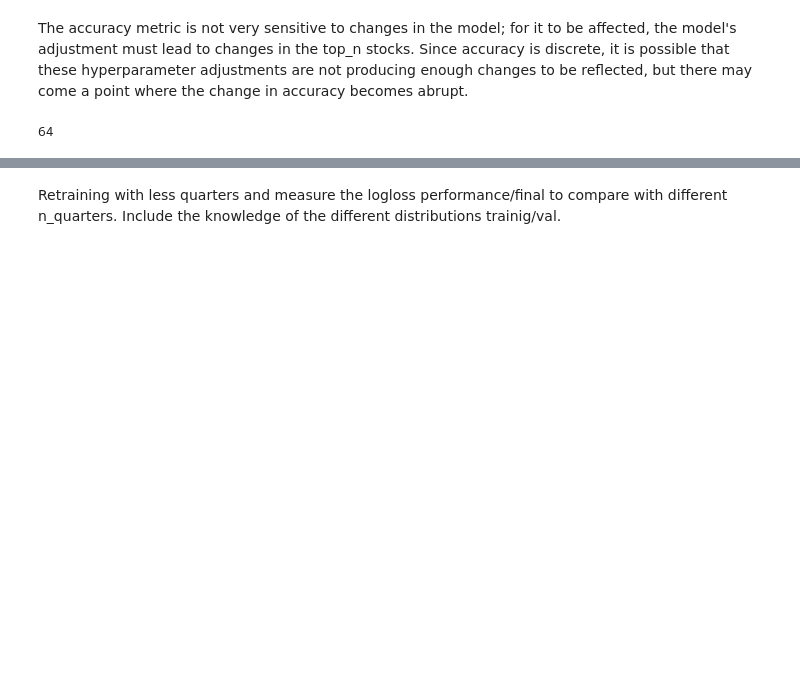
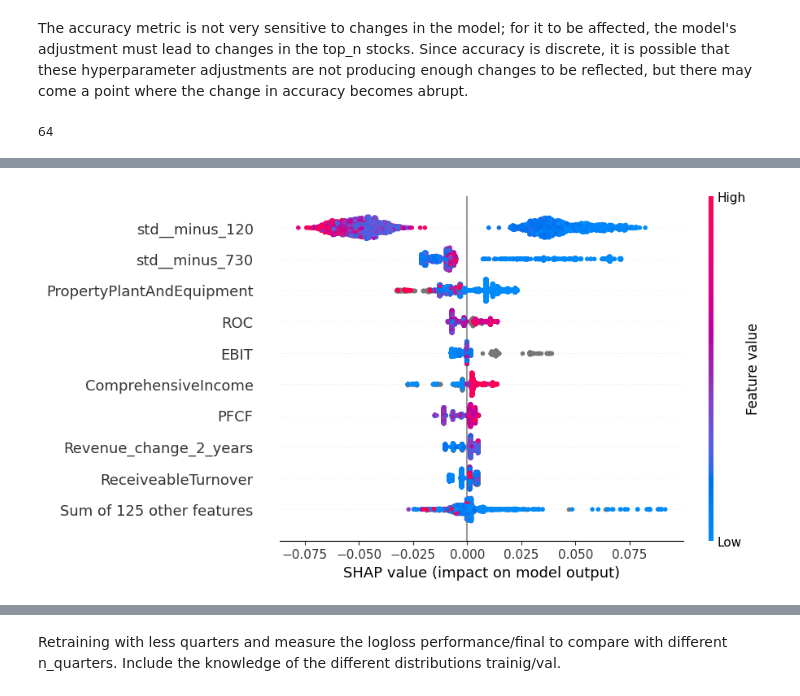
Before and after one commit to raqueel-ff/zrive-ds, a Jupyter notebook: src/module_5/module5.ipynb, the cells around one changed output, grey strips where cells are left out. Saved outputs shown, nothing was run; the diff lists cells and outputs as text; code cells hidden in the pictures; blank space fills up the shorter version.

```diff
--- a/src/module_5/module5.ipynb
+++ b/src/module_5/module5.ipynb
@@ -660,0 +846,4 @@ Future importance with permutation.
+# %%
+shap.plots.beeswarm(sv)
+# %% [output]
+[figure, added]
```
Also changed, not shown: parts of 34 cells of this notebook.
